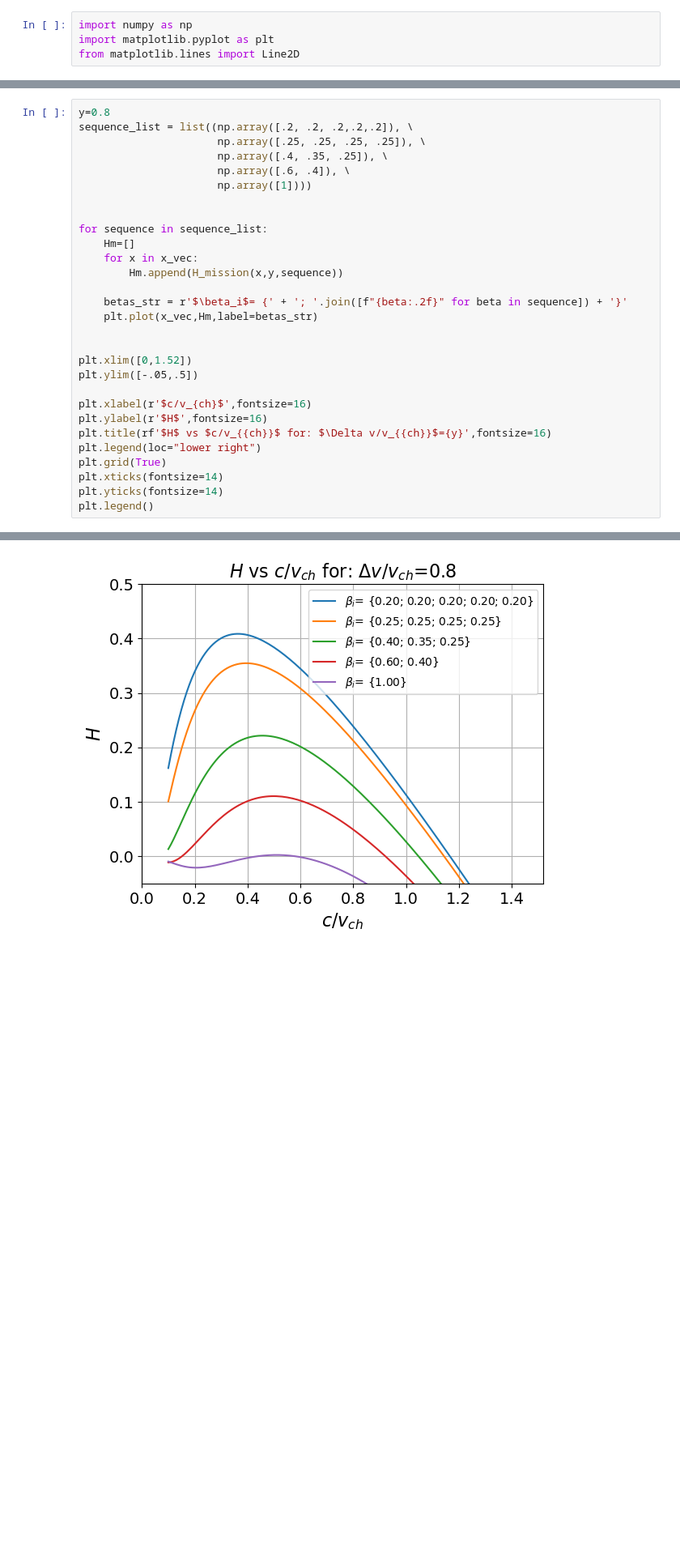
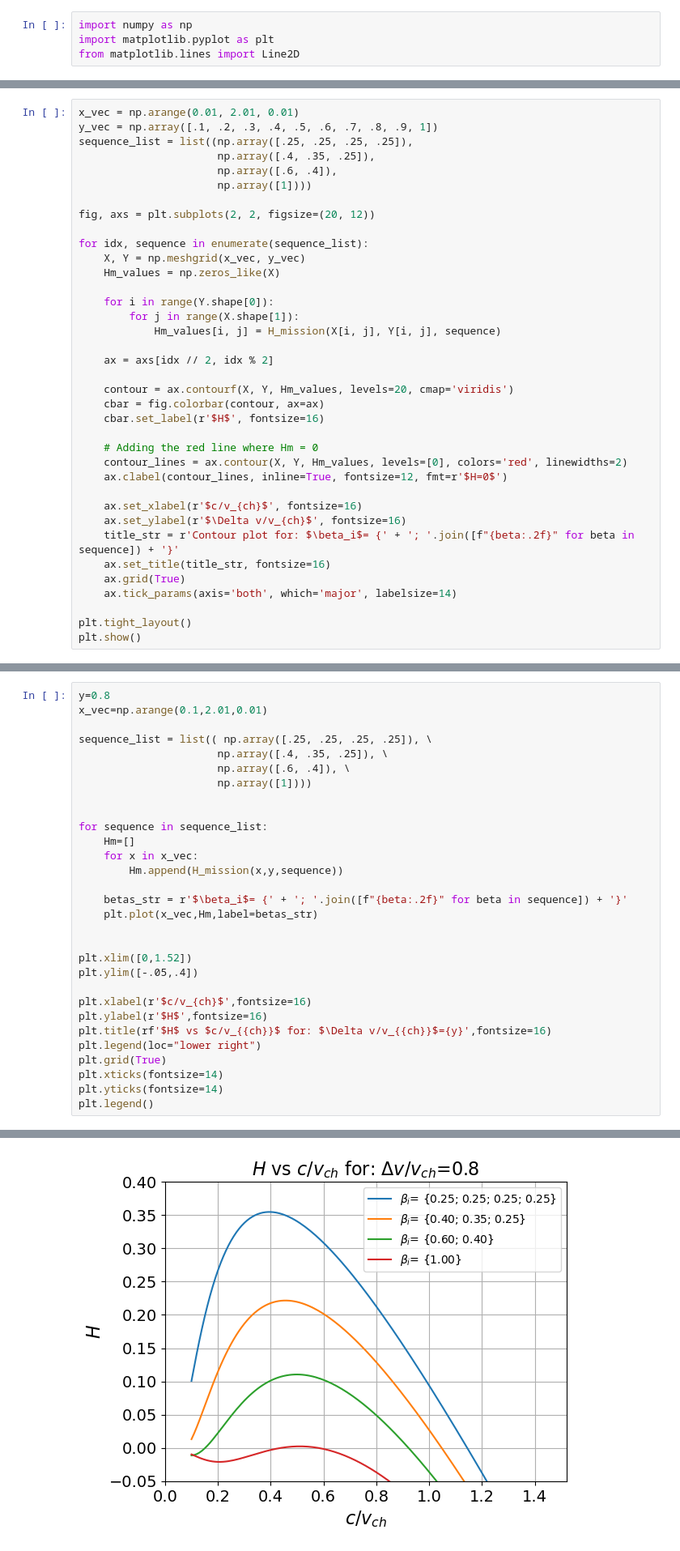
Before and after one commit to Rafid-Ben/Propulsion_optimization, a Jupyter notebook: refueling_metrics.ipynb, the cells around one changed output, grey strips where cells are left out. Shown: that part at 81% size. Cells and saved outputs as stored; diff of their text form; blank space fills up the shorter version.

```diff
--- a/refueling_metrics.ipynb
+++ b/refueling_metrics.ipynb
@@ -38,0 +42,37 @@ plt.legend()
+# %%
+x_vec = np.arange(0.01, 2.01, 0.01)
+y_vec = np.array([.1, .2, .3, .4, .5, .6, .7, .8, .9, 1])
+sequence_list = list((np.array([.25, .25, .25, .25]),
+                      np.array([.4, .35, .25]),
+                      np.array([.6, .4]),
+                      np.array([1])))
+
+fig, axs = plt.subplots(2, 2, figsize=(20, 12))
+
+for idx, sequence in enumerate(sequence_list):
+    X, Y = np.meshgrid(x_vec, y_vec)
+    Hm_values = np.zeros_like(X)
+
+    for i in range(Y.shape[0]):
+        for j in range(X.shape[1]):
+            Hm_values[i, j] = H_mission(X[i, j], Y[i, j], sequence)
+
+    ax = axs[idx // 2, idx % 2]
+
+    contour = ax.contourf(X, Y, Hm_values, levels=20, cmap='viridis')
+    cbar = fig.colorbar(contour, ax=ax)
+    cbar.set_label(r'$H$', fontsize=16)
+
+    # Adding the red line where Hm = 0
+    contour_lines = ax.contour(X, Y, Hm_values, levels=[0], colors='red', linewidths=2)
+    ax.clabel(contour_lines, inline=True, fontsize=12, fmt=r'$H=0$')
+
+    ax.set_xlabel(r'$c/v_{ch}$', fontsize=16)
+    ax.set_ylabel(r'$\Delta v/v_{ch}$', fontsize=16)
+    title_str = r'Contour plot for: $\beta_i$= {' + '; '.join([f"{beta:.2f}" for beta in sequence]) + '}'
+    ax.set_title(title_str, fontsize=16)
+    ax.grid(True)
+    ax.tick_params(axis='both', which='major', labelsize=14)
+
+plt.tight_layout()
+plt.show()
@@ -39,32 +81,33 @@ plt.legend()
 # %%
 y=0.8
-sequence_list = list((np.array([.2, .2, .2,.2,.2]), \
-                      np.array([.25, .25, .25, .25]), \
+x_vec=np.arange(0.1,2.01,0.01)
+
+sequence_list = list(( np.array([.25, .25, .25, .25]), \
                       np.array([.4, .35, .25]), \
                       np.array([.6, .4]), \
                       np.array([1])))
 
 
 for sequence in sequence_list:
     Hm=[]
     for x in x_vec:
         Hm.append(H_mission(x,y,sequence))
 
     betas_str = r'$\beta_i$= {' + '; '.join([f"{beta:.2f}" for beta in sequence]) + '}'
     plt.plot(x_vec,Hm,label=betas_str)
 
 
 plt.xlim([0,1.52])
-plt.ylim([-.05,.5])
+plt.ylim([-.05,.4])
 
 plt.xlabel(r'$c/v_{ch}$',fontsize=16)
 plt.ylabel(r'$H$',fontsize=16)
 plt.title(rf'$H$ vs $c/v_{{ch}}$ for: $\Delta v/v_{{ch}}$={y}',fontsize=16)
 plt.legend(loc="lower right")
 plt.grid(True)
 plt.xticks(fontsize=14)
 plt.yticks(fontsize=14)
 plt.legend()
 # %% [output]
 <matplotlib.legend.Legend at 0x...>
-[figure, old version]
+[figure, new version]
```
Also changed, not shown: parts of 14 cells of this notebook, 2 other files.
